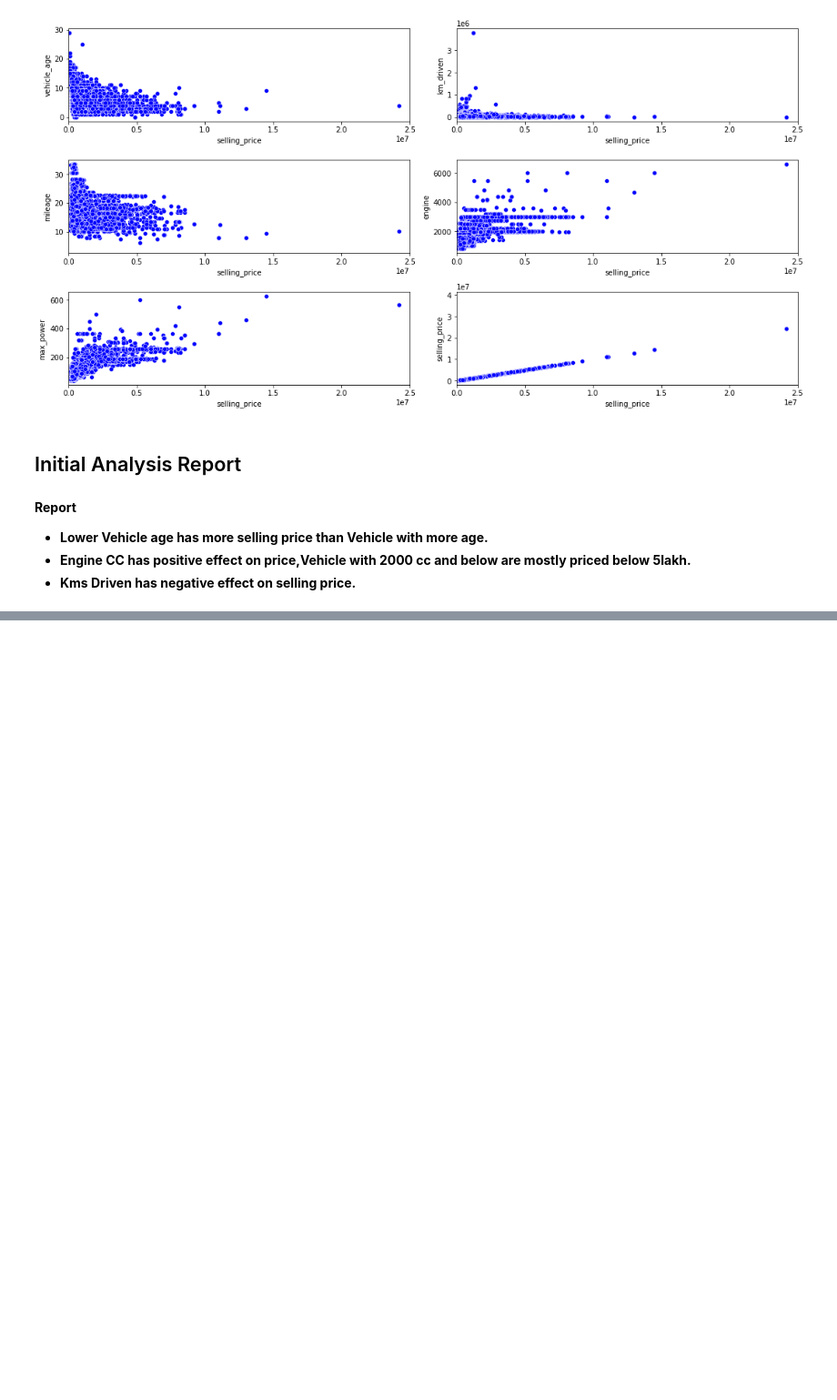
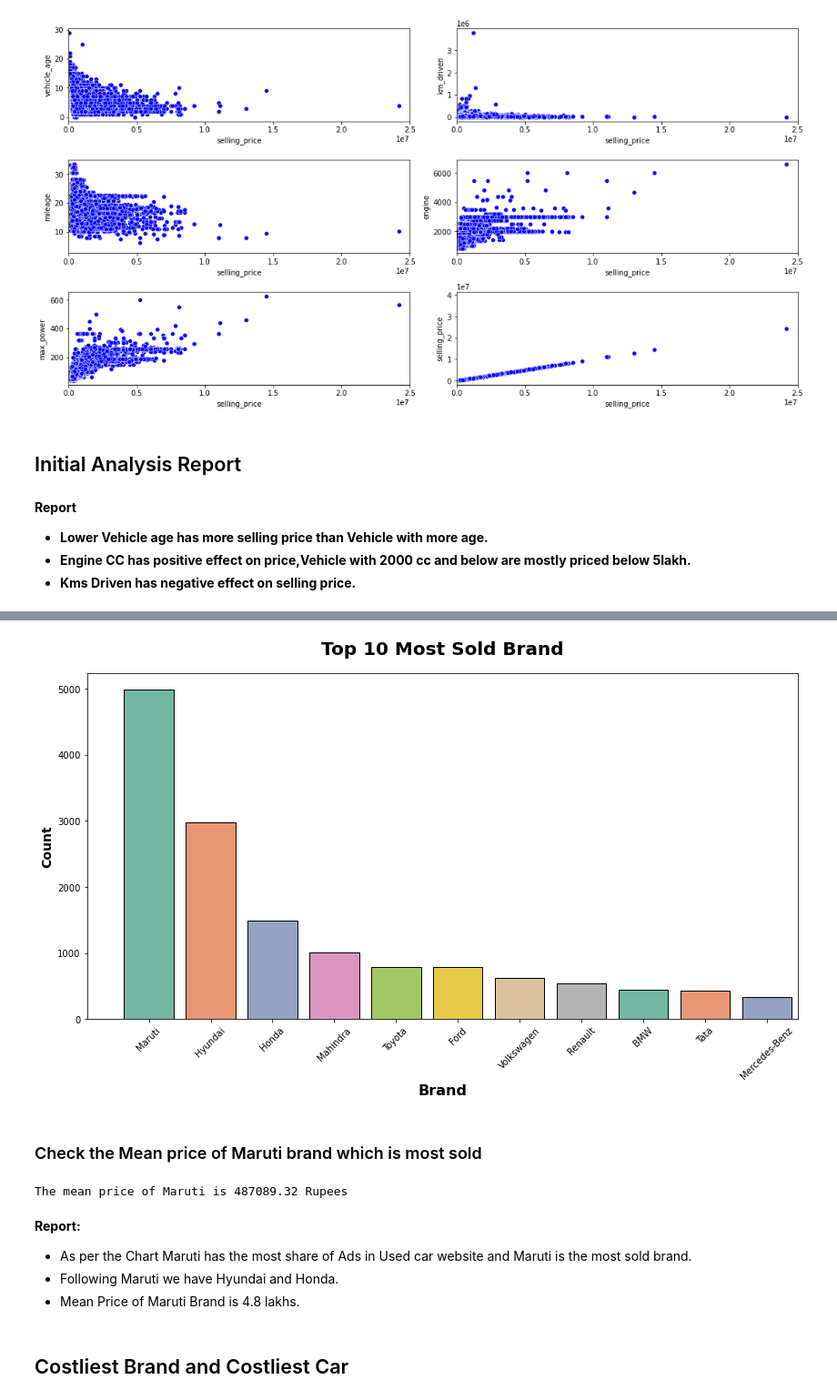
Before and after one commit to NITIN0601/Car_Prediction_Data-Analysis, a Jupyter notebook: CarPrediction.ipynb, the cells around one changed output, grey strips where cells are left out. Shown at 91% size. Drawn from its saved outputs; the diff is of its cells as text; code cells hidden in the pictures; blank space fills up the shorter version.

```diff
--- a/CarPrediction.ipynb
+++ b/CarPrediction.ipynb
@@ -294,0 +369,25 @@ for i in range(0, len(continues_features)):
+# %%
+plt.subplots(figsize=(14,7))
+sns.countplot(x="brand", data=df,ec = "black",palette="Set2",order = df['brand'].value_counts().index)
+plt.title("Top 10 Most Sold Brand", weight="bold",fontsize=20, pad=20)
+plt.ylabel("Count", weight="bold", fontsize=14)
+plt.xlabel("Brand", weight="bold", fontsize=16)
+plt.xticks(rotation= 45)
+plt.xlim(-1,10.5)
+plt.show()
+# %% [output]
+[figure, added]
+# %% [markdown]
+### Check the Mean price of Maruti brand which is most sold
+# %%
+maruti = df[df['brand'] == 'Maruti']['selling_price'].mean()
+print(f'The mean price of Maruti is {maruti:.2f} Rupees')
+# %% [output]
+The mean price of Maruti is 487089.32 Rupees
+# %% [markdown]
+**Report:**
+* As per the Chart Maruti has the most share of Ads in Used car website and Maruti is the most sold brand.
+* Following Maruti we have Hyundai and Honda.
+* Mean Price of Maruti Brand is 4.8 lakhs.
+# %% [markdown]
+## Costliest Brand and Costliest Car
```
Also changed, not shown: parts of 61 cells of this notebook.
